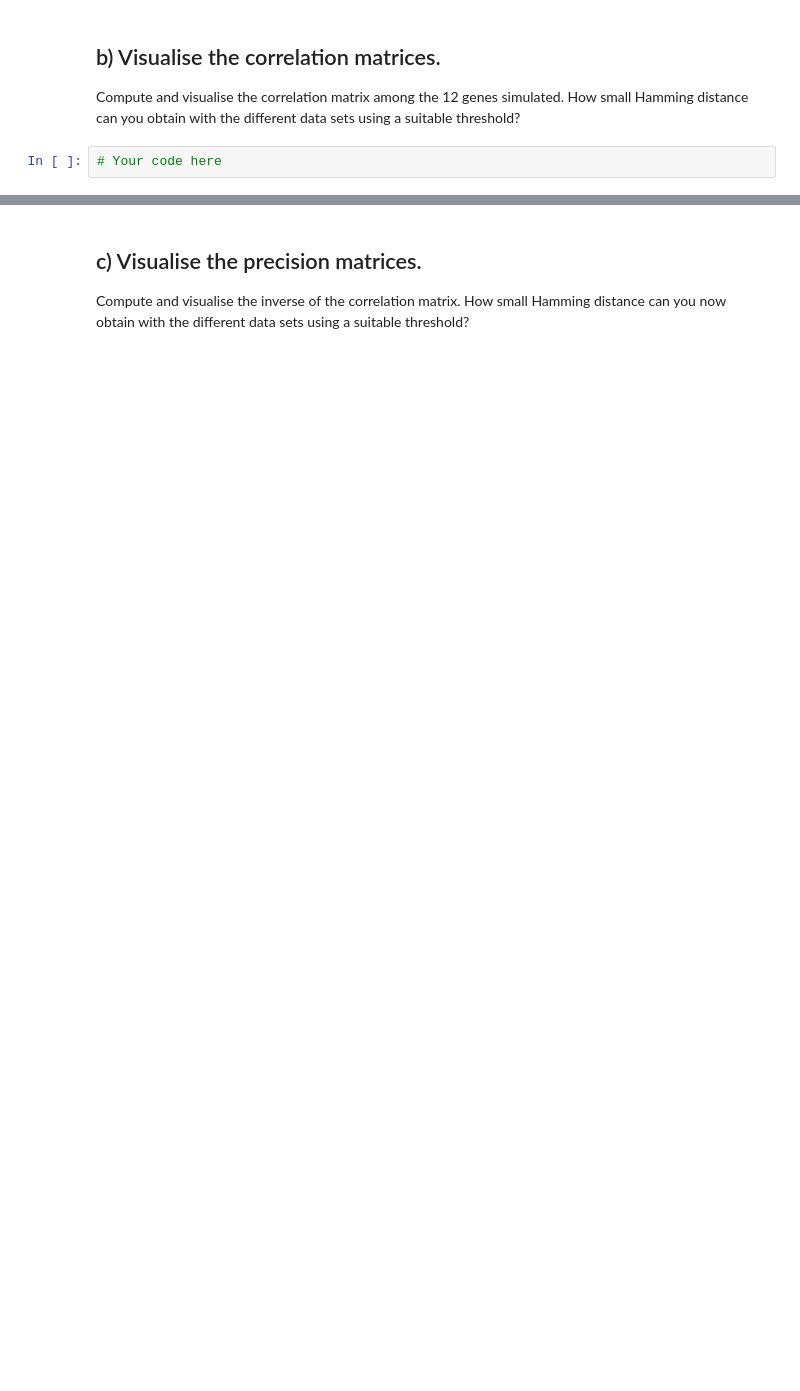
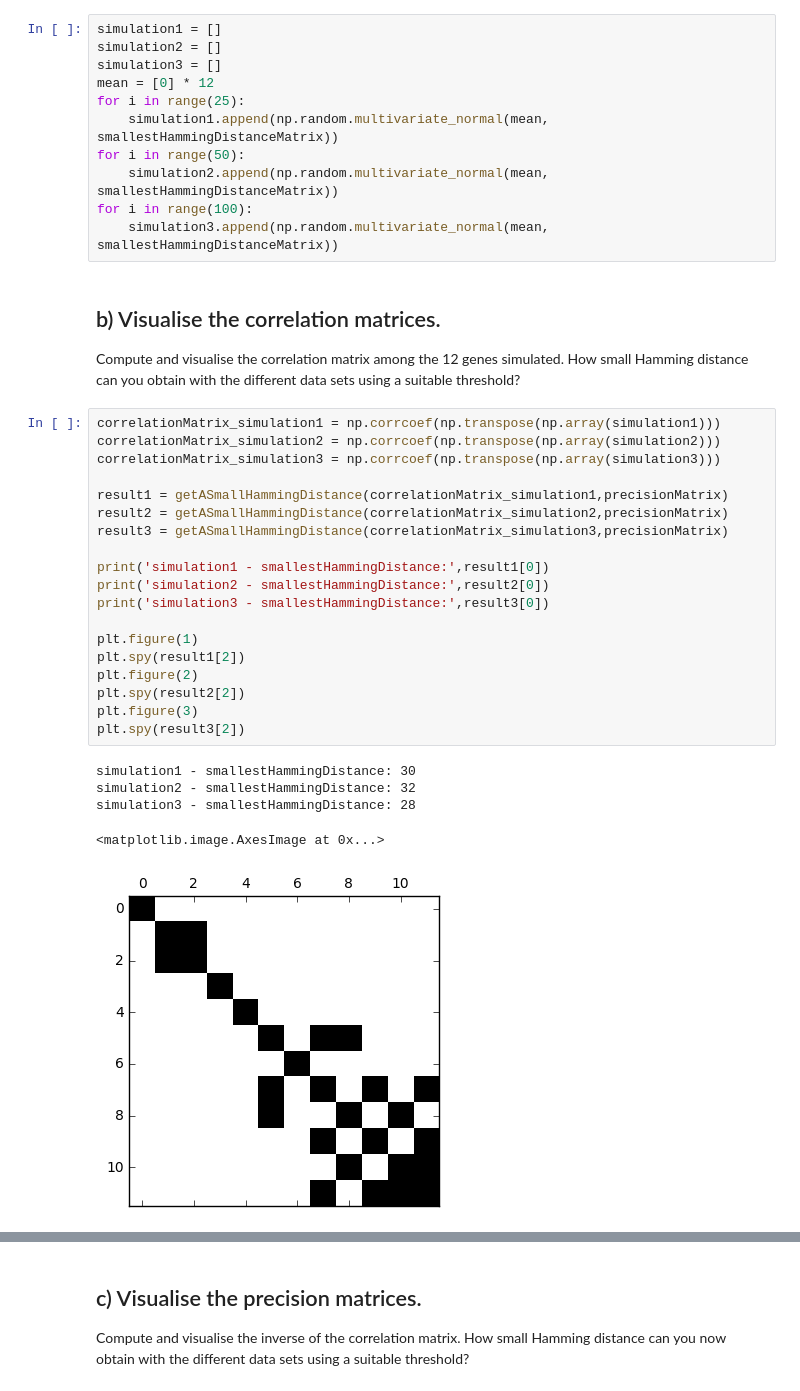
Before and after one commit to belochka/Bioinf, a Jupyter notebook: NetworkInference.ipynb, the cells around one changed output, grey strips where cells are left out. Cells and saved outputs as stored; diff of their text form; blank space fills up the shorter version.

```diff
--- a/NetworkInference.ipynb
+++ b/NetworkInference.ipynb
@@ -90,5 +152,39 @@ Simulate three multivariate normal observation data sets of sizes [25, 50, 100]
+# %%
+simulation1 = []
+simulation2 = []
+simulation3 = []
+mean = [0] * 12
+for i in range(25):
+    simulation1.append(np.random.multivariate_normal(mean, smallestHammingDistanceMatrix))
+for i in range(50):
+    simulation2.append(np.random.multivariate_normal(mean, smallestHammingDistanceMatrix))
+for i in range(100):
+    simulation3.append(np.random.multivariate_normal(mean, smallestHammingDistanceMatrix))
 # %% [markdown]
 ## b) Visualise the correlation matrices.
 Compute and visualise the correlation matrix among the 12 genes simulated. How small Hamming distance can you obtain with the different data sets using a suitable threshold?
-# %%
-# Your code here
+# %%
+correlationMatrix_simulation1 = np.corrcoef(np.transpose(np.array(simulation1)))
+correlationMatrix_simulation2 = np.corrcoef(np.transpose(np.array(simulation2)))
+correlationMatrix_simulation3 = np.corrcoef(np.transpose(np.array(simulation3)))
+
+result1 = getASmallHammingDistance(correlationMatrix_simulation1,precisionMatrix)
+result2 = getASmallHammingDistance(correlationMatrix_simulation2,precisionMatrix)
+result3 = getASmallHammingDistance(correlationMatrix_simulation3,precisionMatrix)
+
+print('simulation1 - smallestHammingDistance:',result1[0])
+print('simulation2 - smallestHammingDistance:',result2[0])
+print('simulation3 - smallestHammingDistance:',result3[0])
+
+plt.figure(1)
+plt.spy(result1[2])
+plt.figure(2)
+plt.spy(result2[2])
+plt.figure(3)
+plt.spy(result3[2])
+# %% [output]
+simulation1 - smallestHammingDistance: 30
+simulation2 - smallestHammingDistance: 32
+simulation3 - smallestHammingDistance: 28
+<matplotlib.image.AxesImage at 0x...>
+[figure, added]
```
Also changed, not shown: parts of 17 cells of this notebook.
